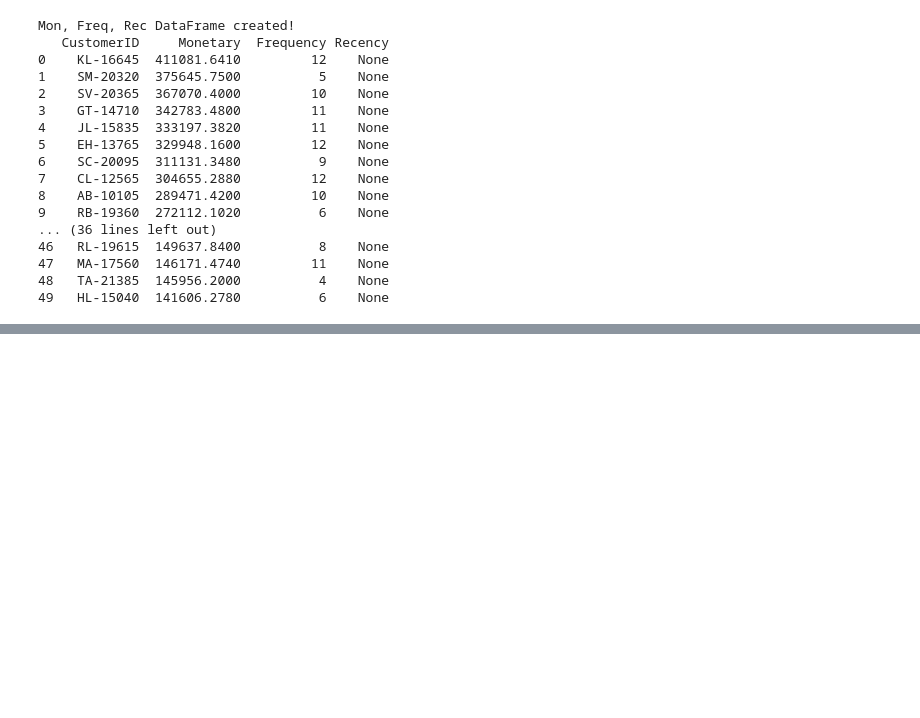
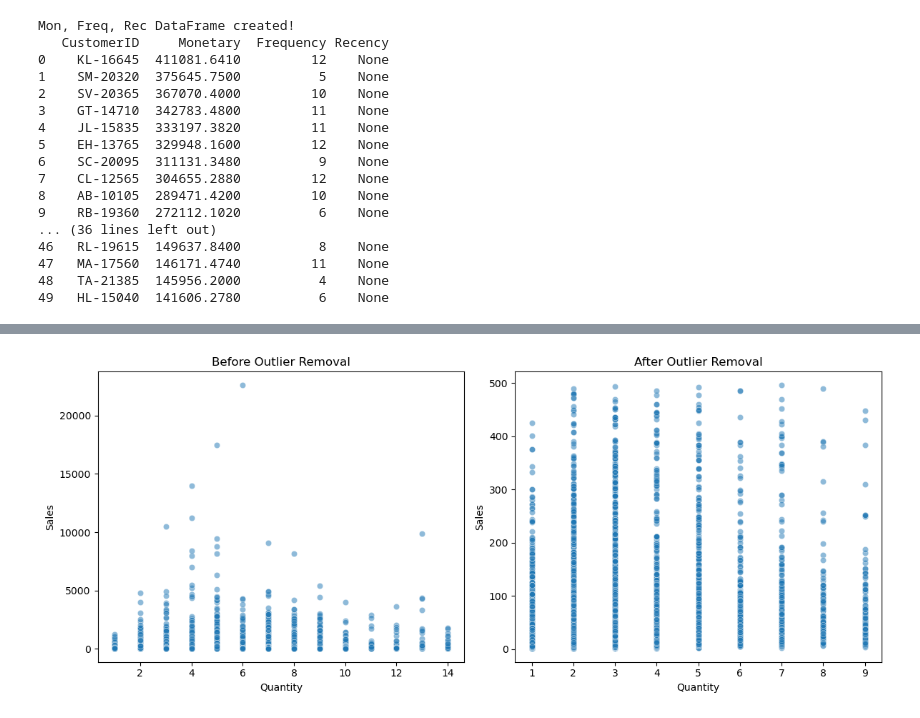
Before and after one commit to bbhatta10/E-Commerce-Sales-Insights-Tableau-Dashboard-, a Jupyter notebook: BI.ipynb, the cells around one changed output, grey strips where cells are left out. Saved outputs shown, nothing was run; the diff lists cells and outputs as text; code cells hidden in the pictures; blank space fills up the shorter version.

```diff
--- a/BI.ipynb
+++ b/BI.ipynb
@@ -1367,0 +1552,31 @@ Mon, Freq, Rec DataFrame created!
+# %%
+
+# Scatterplot before outlier removal
+plt.figure(figsize=(12, 5))
+plt.subplot(1, 2, 1)
+sns.scatterplot(
+    data=ecom_df_n,
+    x='Quantity',
+    y='Sales',
+    alpha=0.5
+)
+plt.title('Before Outlier Removal')
+plt.xlabel('Quantity')
+plt.ylabel('Sales')
+
+# Scatterplot after outlier removal
+plt.subplot(1, 2, 2)
+sns.scatterplot(
+    data=ecom_df_clean,
+    x='Quantity',
+    y='Sales',
+    alpha=0.5
+)
+plt.title('After Outlier Removal')
+plt.xlabel('Quantity')
+plt.ylabel('Sales')
+
+plt.tight_layout()
+plt.show()
+# %% [output]
+[figure, added]
```
Also changed, not shown: parts of 13 cells of this notebook.
